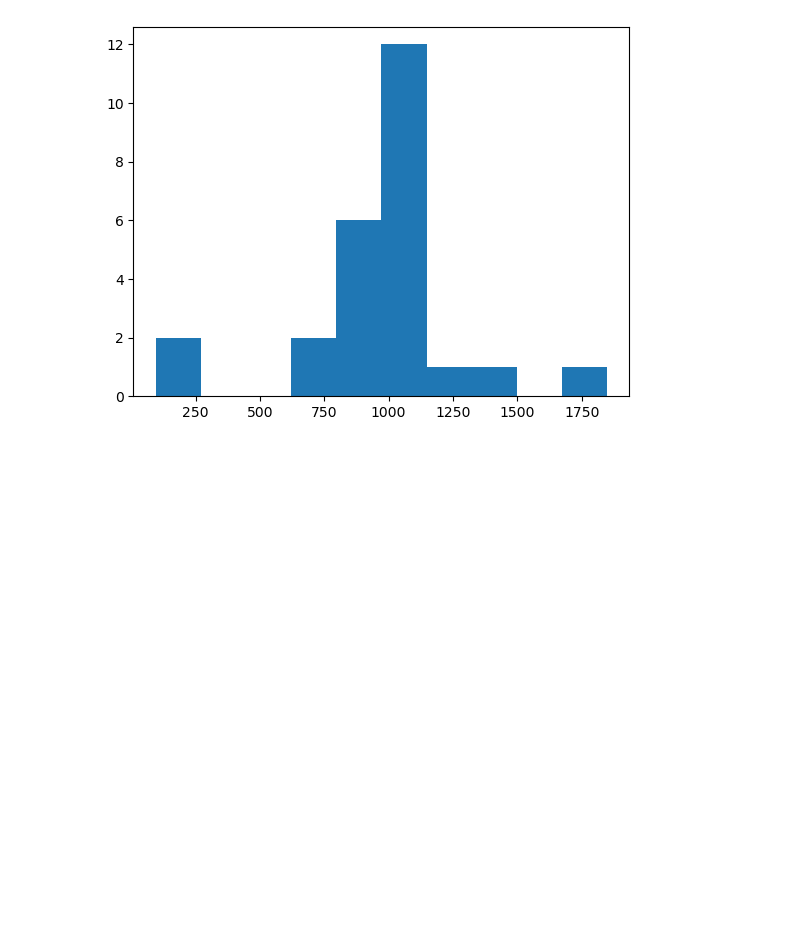
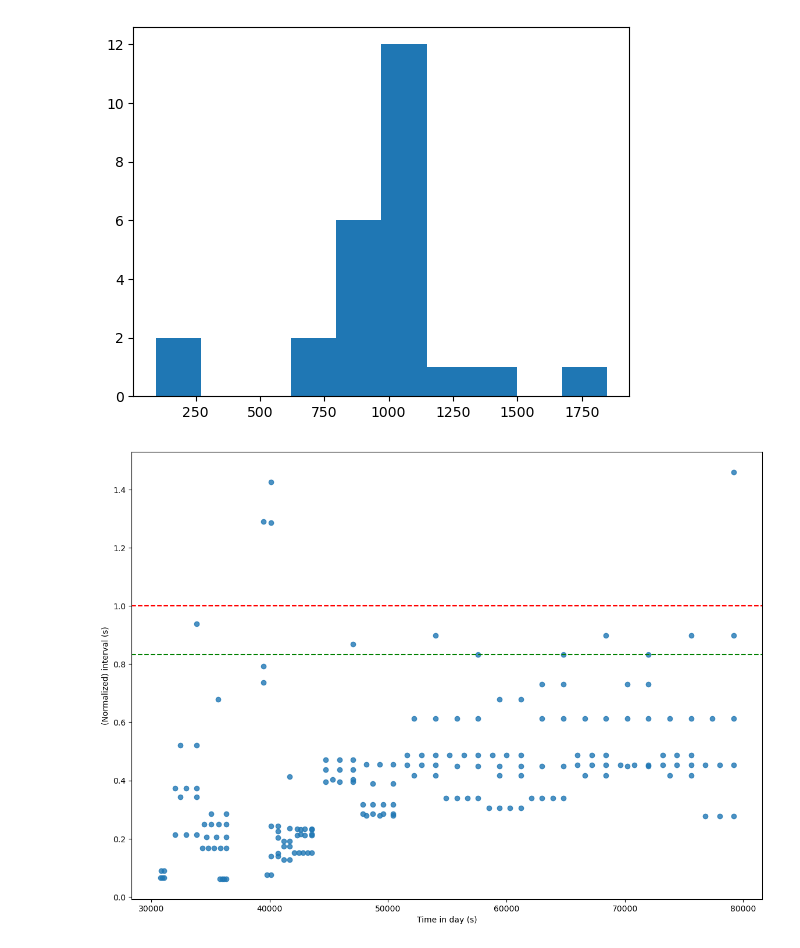
Before and after one commit to betairylia/pokemon-sleep-analysis, a Jupyter notebook: psleep.ipynb, the cells around one changed output. Drawn from its saved outputs; the diff is of its cells as text; code cells hidden in the pictures; blank space fills up the shorter version.

Commit message:
basic plots

```diff
--- a/psleep.ipynb
+++ b/psleep.ipynb
@@ -50,0 +101,35 @@ plt.show()
+# %%
+use_normalized = True
+
+if use_normalized:
+
+    p_interval = []
+    for pokemon_id in range(5):
+        help_intervals = pokemon_help_intervals[pokemon_id] / pokemon_base_freq[pokemon_id]
+        p_interval.append(help_intervals)
+
+    p_interval = np.concatenate(p_interval)
+    p_time = np.concatenate(pokemon_help_times)
+    baseline = 1.0
+
+else:
+
+    pokemon_id = 0 # eepachu
+    p_interval = pokemon_help_intervals[pokemon_id]
+    p_time = pokemon_help_times[pokemon_id]
+    baseline = pokemon_base_freq[pokemon_id]
+# %%
+# Plot
+plt.figure(figsize=(14, 10))
+plt.plot(p_time, p_interval, 'o', alpha = 0.8)
+
+# Plot an horizontal baseline
+plt.axhline(y=baseline, color='r', linestyle='--')
+plt.axhline(y=baseline / 1.2, color='g', linestyle='--')
+
+plt.xlabel('Time in day (s)')
+plt.ylabel('(Normalized) interval (s)')
+
+plt.show()
+# %% [output]
+[figure, added]
```
Also changed, not shown: parts of 3 cells of this notebook.
